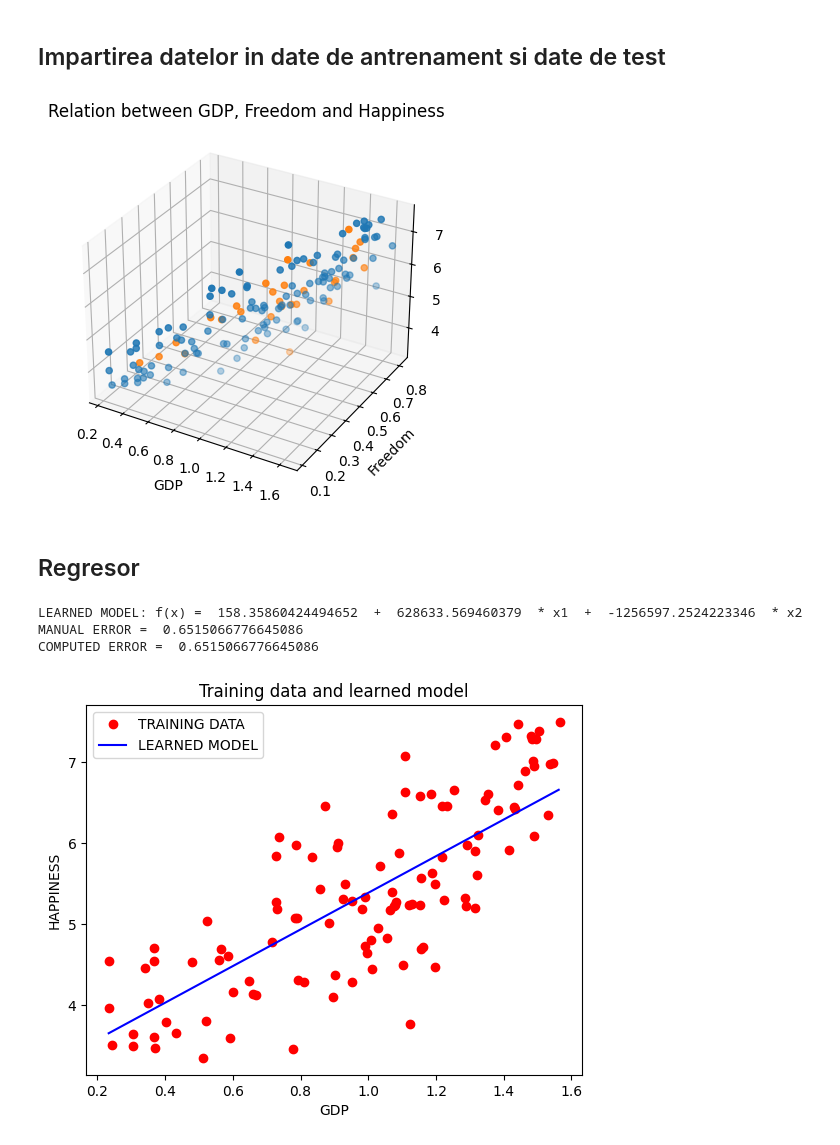
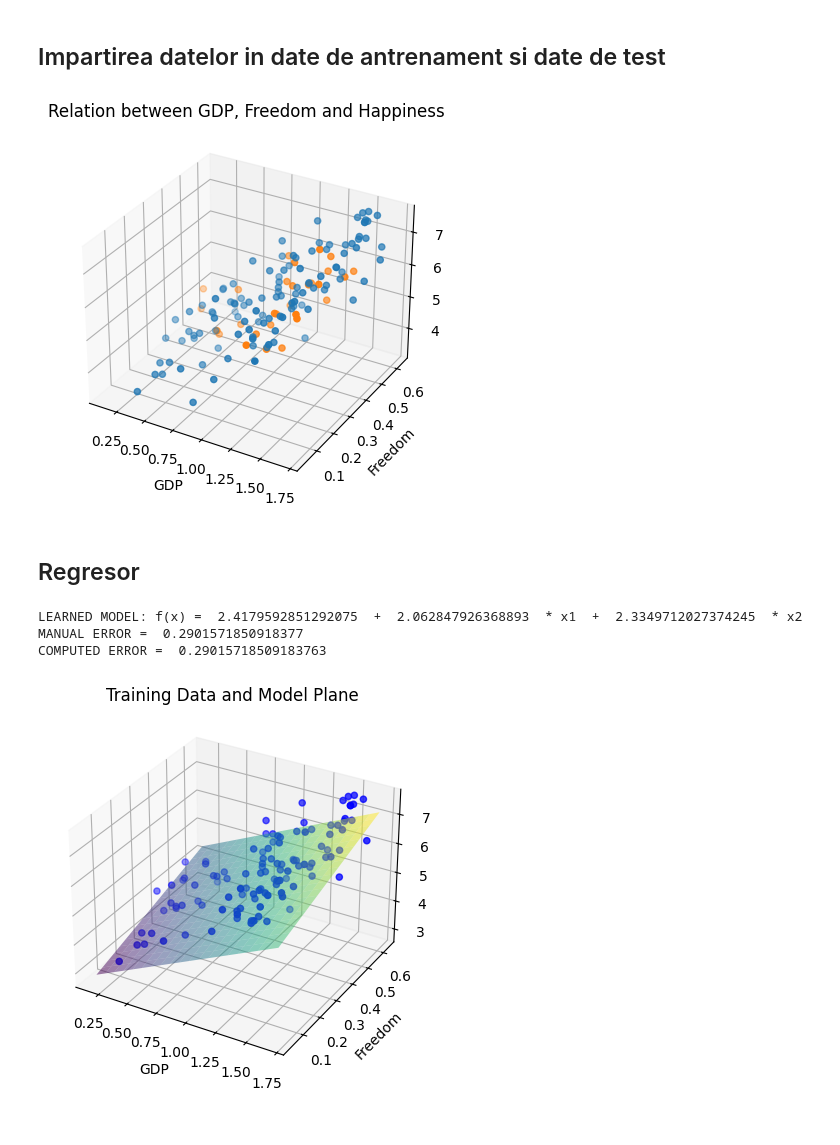
Before and after one commit to karinakentsch19/Laboratoare-AI, a Jupyter notebook: Lab5 - Rezolvarea unor probleme de regresie prin metode de învățare automată/V1-myLinearModel.ipynb, the cells around one changed output. Drawn from its saved outputs; the diff is of its cells as text; code cells hidden in the pictures.

```diff
--- a/Lab5 - Rezolvarea unor probleme de regresie prin metode de învățare automată/V1-myLinearModel.ipynb
+++ b/Lab5 - Rezolvarea unor probleme de regresie prin metode de învățare automată/V1-myLinearModel.ipynb
@@ -357,6 +357,6 @@ COMPUTED ERROR =  0.39067462828617394
 # %% [markdown]
 <h2>Distributia datelor</h2>
 # %%
-worldHappiness2 = readData2("v2_world-happiness-report-2017.csv");
+worldHappiness2 = readData2("v1_world-happiness-report-2017.csv");
 plotDataDistribution2(worldHappiness2)
 # %% [output]
@@ -372,20 +372,20 @@ plotData2(worldHappiness2)
 # %%
 plotTrainingAndValidationSets2(worldHappiness2)
 # %% [output]
-[figure, old version]
+[figure, new version]
 # %% [markdown]
 <h2>Regresor</h2>
 # %%
 regressor2 = getRegressor2(worldHappiness2)
 w0, w1, w2 = regressor2.coeficienti[0][-1], regressor2.coeficienti[1][-1], regressor2.coeficienti[2][-1]
 print("LEARNED MODEL: f(x) = ", w0, " + ", w1, " * x1", " + ", w2, " * x2")
 
 manualError, computedError = getErrors2(worldHappiness2)
 print("MANUAL ERROR = ", manualError)
 print("COMPUTED ERROR = ", computedError)
-plotRegressor(worldHappiness2)
+plotRegressor2(worldHappiness2)
 # %% [output]
-LEARNED MODEL: f(x) =  158.35860424494652  +  628633.569460379  * x1  +  -1256597.2524223346  * x2
-MANUAL ERROR =  0.6515066776645086
-COMPUTED ERROR =  0.6515066776645086
+LEARNED MODEL: f(x) =  2.4179592851292075  +  2.062847926368893  * x1  +  2.3349712027374245  * x2
+MANUAL ERROR =  0.2901571850918377
+COMPUTED ERROR =  0.29015718509183763
-[figure, old version]
+[figure, new version]
```
Also changed, not shown: parts of 4 cells of this notebook.
